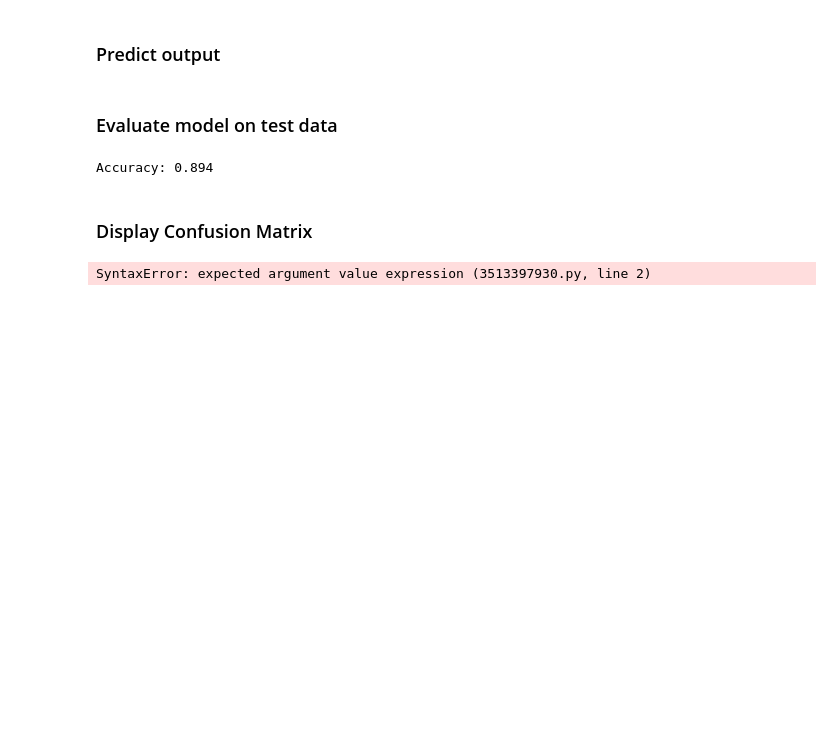
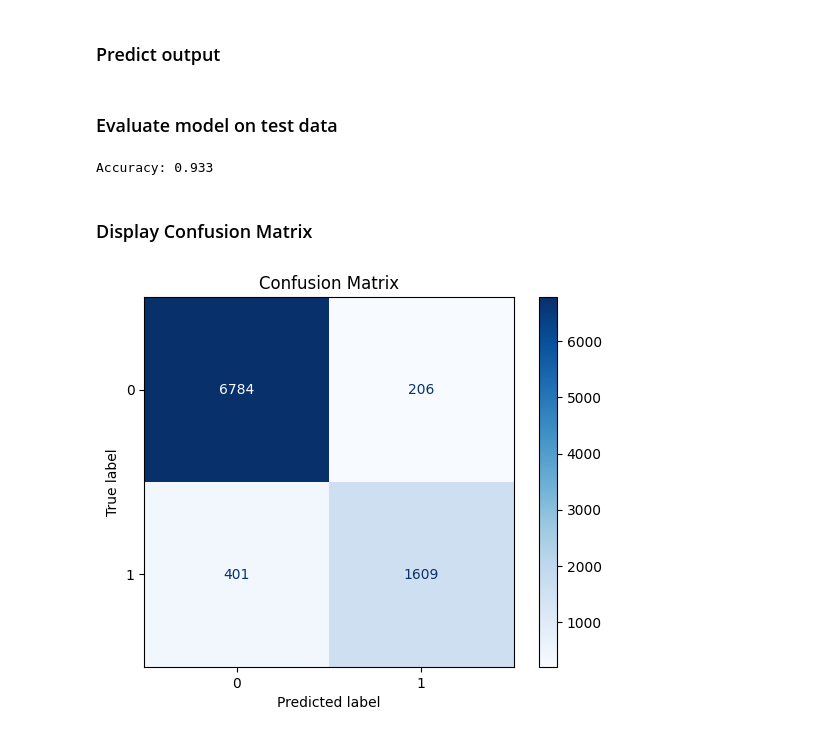
Before and after one commit to cedric-dem/ml-models-comparison, a Jupyter notebook: models_notebooks/model_xgb.ipynb, the cells around one changed output. Saved outputs shown, nothing was run; the diff lists cells and outputs as text; code cells hidden in the pictures; blank space fills up the shorter version.

```diff
--- a/models_notebooks/model_xgb.ipynb
+++ b/models_notebooks/model_xgb.ipynb
@@ -32,0 +33,3 @@ y_test = test_df[target_col]
+# %%
+model = XGBClassifier(use_label_encoder=False, eval_metric='logloss')
+model.fit(X_train, y_train)
@@ -34,19 +53,22 @@ y_test = test_df[target_col]
 ## Test
 # %% [markdown]
 ### Predict output
+# %%
+y_pred_prob = model.predict_proba(X_test)[:, 1]
+y_pred_binary = (y_pred_prob >= 0.5).astype(int)
 # %% [markdown]
 ### Evaluate model on test data
 # %%
-print("Accuracy:", round(accuracy_score(y_test, y_pred), 3))
+print("Accuracy:", round(accuracy_score(y_test, y_pred_binary), 3))
 # %% [output]
-Accuracy: 0.894
+Accuracy: 0.933
 # %% [markdown]
 ### Display Confusion Matrix
 # %%
-cm = confusion_matrix(y_test, y_pred)
-disp = ConfusionMatrixDisplay(confusion_matrix=cm, display_labels=)
+cm = confusion_matrix(y_test, y_pred_binary)
+disp = ConfusionMatrixDisplay(confusion_matrix=cm, display_labels=[0,1])
 disp.plot(cmap='Blues')
 plt.title("Confusion Matrix")
 plt.show()
 # %% [output]
-SyntaxError: expected argument value expression (3513397930.py, line 2)
+[figure, added]
```
Also changed, not shown: parts of 4 cells of this notebook.
